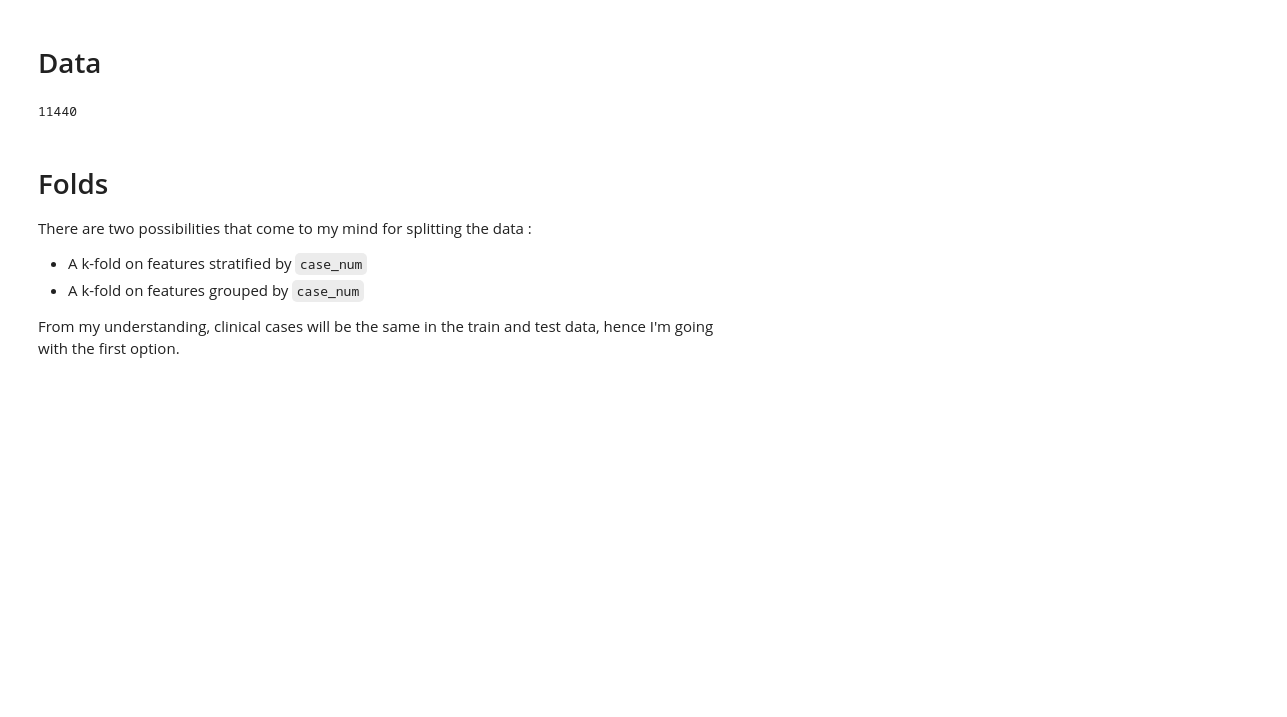
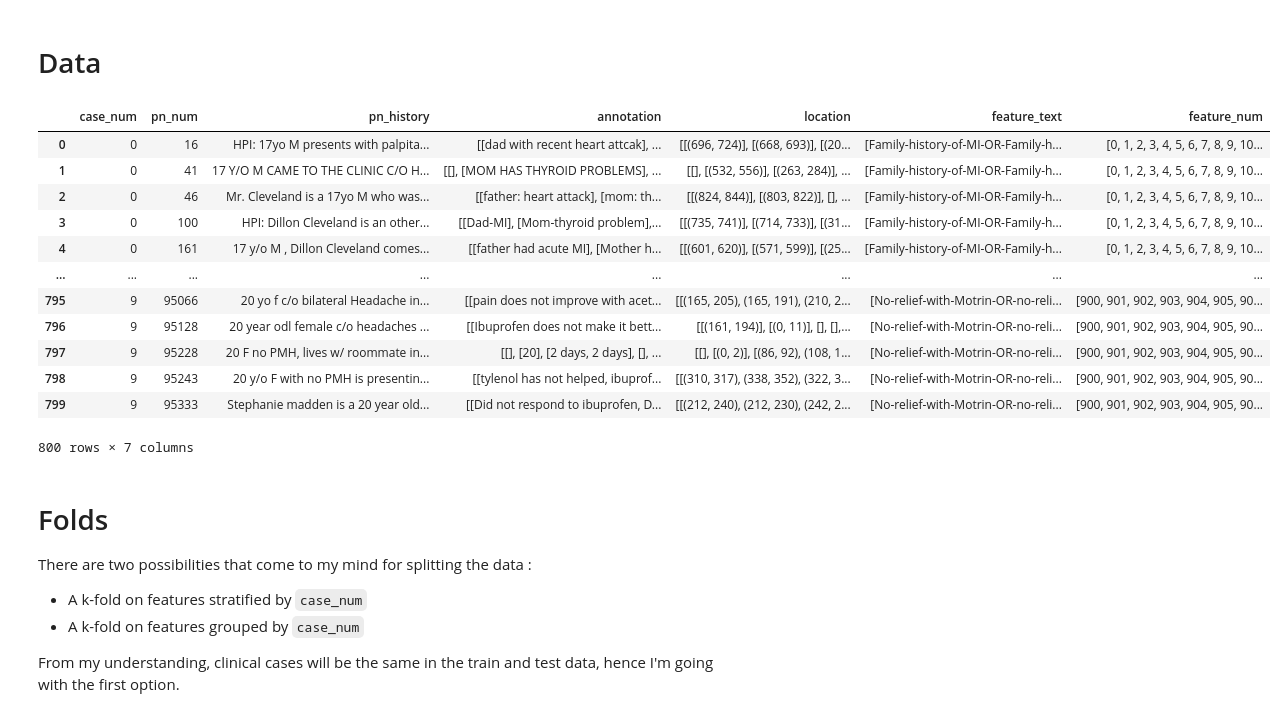
Before and after one commit to naveace/nbme_comp, a Jupyter notebook: src/project/experiments/theoviel_reproduction/luke_recreation/evaluation-metric-folds-baseline-MODIFIED.ipynb, the cells around one changed output. Cells and saved outputs as stored; diff of their text form; code cells hidden in the pictures; blank space fills up the shorter version.

```diff
--- a/src/project/experiments/theoviel_reproduction/luke_recreation/evaluation-metric-folds-baseline-MODIFIED.ipynb
+++ b/src/project/experiments/theoviel_reproduction/luke_recreation/evaluation-metric-folds-baseline-MODIFIED.ipynb
@@ -35,6 +35,6 @@ data = get_clean_train_data()
 train_indices, test_indices = list(GroupKFold(n_splits=5).split(data['pn_history'], data['location'], data['pn_num']))[0]
 train_data = data.iloc[train_indices]
 valid_data = data.iloc[test_indices]
-len(train_data)
+
+DATA_PATH = "../../../data/"
+patient_notes = pd.read_csv(DATA_PATH + "patient_notes.csv")
-# %% [output]
-11440
@@ -52,9 +41,25 @@ df_train = df_train.merge(features, how="left", on=["case_num", "feature_num"])
 # %%
-df_train_grouped = df_train.groupby(['case_num', 'pn_num']).agg(list)
-patient_notes = patient_notes.merge(df_train_grouped, how="left", on=['case_num', 'pn_num'])
+
+train_data_grouped = train_data.groupby(['case_num', 'pn_num','pn_history'], as_index=False).agg(list)
+patient_notes = train_data_grouped #patient_notes.merge(train_data_grouped, how="left", on=['case_num', 'pn_num'])
 
 patient_notes = patient_notes.dropna(axis=0).reset_index(drop=True)
 patient_notes = patient_notes[['case_num', 'pn_num', 'pn_history', 'annotation', 'location', 'feature_text', 'feature_num']]
+patient_notes
+# %% [output]
+|  | case_num | pn_num | pn_history | annotation | location | feature_text | feature_num |
+| 0 | 0 | 16 | HPI: 17yo M presents with palpita... | [[dad with recent heart attcak], ... | [[(696, 724)], [(668, 693)], [(20... | [Family-history-of-MI-OR-Family-h... | [0, 1, 2, 3, 4, 5, 6, 7, 8, 9, 10... |
+| 1 | 0 | 41 | 17 Y/O M CAME TO THE CLINIC C/O H... | [[], [MOM HAS THYROID PROBLEMS], ... | [[], [(532, 556)], [(263, 284)], ... | [Family-history-of-MI-OR-Family-h... | [0, 1, 2, 3, 4, 5, 6, 7, 8, 9, 10... |
+| 2 | 0 | 46 | Mr. Cleveland is a 17yo M who was... | [[father: heart attack], [mom: th... | [[(824, 844)], [(803, 822)], [], ... | [Family-history-of-MI-OR-Family-h... | [0, 1, 2, 3, 4, 5, 6, 7, 8, 9, 10... |
+| 3 | 0 | 100 | HPI: Dillon Cleveland is an other... | [[Dad-MI], [Mom-thyroid problem],... | [[(735, 741)], [(714, 733)], [(31... | [Family-history-of-MI-OR-Family-h... | [0, 1, 2, 3, 4, 5, 6, 7, 8, 9, 10... |
+| 4 | 0 | 161 | 17 y/o M , Dillon Cleveland comes... | [[father had acute MI], [Mother h... | [[(601, 620)], [(571, 599)], [(25... | [Family-history-of-MI-OR-Family-h... | [0, 1, 2, 3, 4, 5, 6, 7, 8, 9, 10... |
+| ... | ... | ... | ... | ... | ... | ... | ... |
+| 795 | 9 | 95066 | 20 yo f c/o bilateral Headache in... | [[pain does not improve with acet... | [[(165, 205), (165, 191), (210, 2... | [No-relief-with-Motrin-OR-no-reli... | [900, 901, 902, 903, 904, 905, 90... |
+| 796 | 9 | 95128 | 20 year odl female c/o headaches ... | [[Ibuprofen does not make it bett... | [[(161, 194)], [(0, 11)], [], [],... | [No-relief-with-Motrin-OR-no-reli... | [900, 901, 902, 903, 904, 905, 90... |
+| 797 | 9 | 95228 | 20 F no PMH, lives w/ roommate in... | [[], [20], [2 days, 2 days], [], ... | [[], [(0, 2)], [(86, 92), (108, 1... | [No-relief-with-Motrin-OR-no-reli... | [900, 901, 902, 903, 904, 905, 90... |
+| 798 | 9 | 95243 | 20 y/o F with no PMH is presentin... | [[tylenol has not helped, ibuprof... | [[(310, 317), (338, 352), (322, 3... | [No-relief-with-Motrin-OR-no-reli... | [900, 901, 902, 903, 904, 905, 90... |
+| 799 | 9 | 95333 | Stephanie madden is a 20 year old... | [[Did not respond to ibuprofen, D... | [[(212, 240), (212, 230), (242, 2... | [No-relief-with-Motrin-OR-no-reli... | [900, 901, 902, 903, 904, 905, 90... |
+800 rows × 7 columns
 # %% [markdown]
 # Folds
 There are two possibilities that come to my mind for splitting the data :
```
Also changed, not shown: parts of 13 cells of this notebook, 4 other files.
